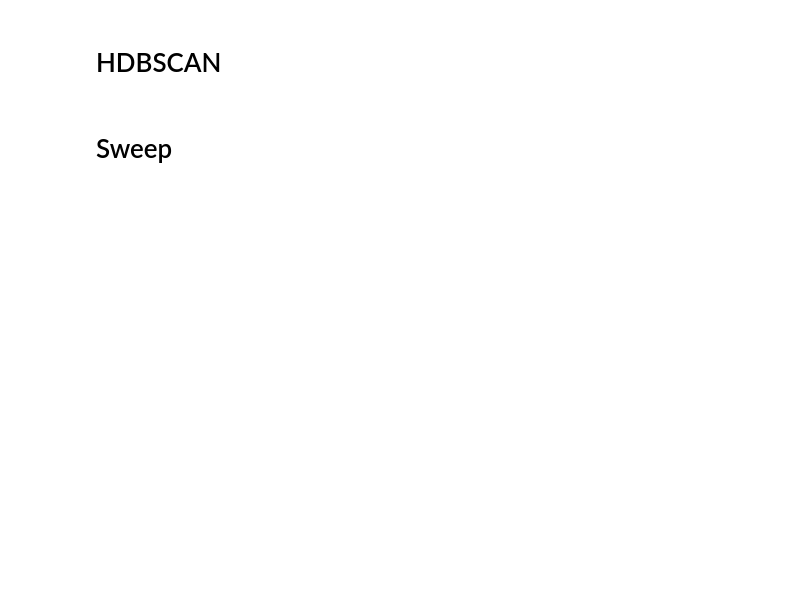
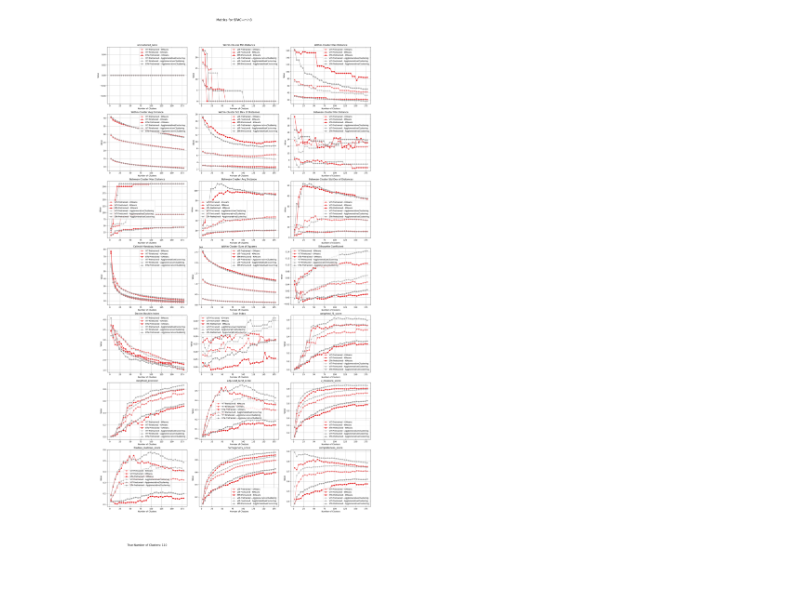
Before and after one commit to liamvdv/gorillatracker, a Jupyter notebook: notebooks/classification/clustering.ipynb, the cells around one changed output. Saved outputs shown, nothing was run; the diff lists cells and outputs as text; code cells hidden in the pictures; blank space fills up the shorter version.

```diff
--- a/notebooks/classification/clustering.ipynb
+++ b/notebooks/classification/clustering.ipynb
@@ -355,2 +0,0 @@ def upto_max_label_count(df: pd.DataFrame, max: int, seed: int = 42) -> pd.DataF
-# %%
-MERGED_DF = pd.read_pickle("merged.pkl")
@@ -491,2 +0,0 @@ visualize_alg_metrics(m3ma10kmeans_metrics, formatted_names)
-# %% [markdown]
-# HDBSCAN
@@ -504,10 +1,26 @@ visualize_alg_metrics(agg_metrics, formatted_names)
-# %% [markdown]
-# Sweep
 # %%
-from gorillatracker.classification.clustering import sweep_clustering_algorithms, configs, speed_level, visualize_alg_metrics, calculate_metrics, batch_visualize_alg_metrics, EXT_MERGED_DF, MERGED_DF, param_grid
+from gorillatracker.classification.clustering import (
+    sweep_clustering_algorithms,
+    configs,
+    speed_level,
+    visualize_alg_metrics,
+    calculate_metrics,
+    batch_visualize_alg_metrics,
+    EXT_MERGED_DF,
+    MERGED_DF,
+    param_grid,
+)
 from gorillatracker.classification.metrics import formatted_names
 import pandas as pd
 
-metrics_df = pd.read_pickle("results.pkl")
+metrics_df = pd.read_pickle("results3.pkl")
 # visualize_alg_metrics(metrics_df, "SPAC", "ViT-Finetuned", "KMeans", formatted_names)
-batch_visualize_alg_metrics(metrics_df, "Bristol", ["ViT-Pretrained", "ViT-Finetuned", "EfN-Pretrained"], ["KMeans", "AgglomerativeClustering"], formatted_names)
+batch_visualize_alg_metrics(
+    metrics_df,
+    "SPAC+min3", # "Bristol",
+    ["ViT-Pretrained", "ViT-Finetuned", "EfN-Pretrained"],
+    ["KMeans", "AgglomerativeClustering"],
+    formatted_names,
+)
+# %% [output]
+[figure, added]
```
Also changed, not shown: parts of 26 cells of this notebook, 5 other files.
